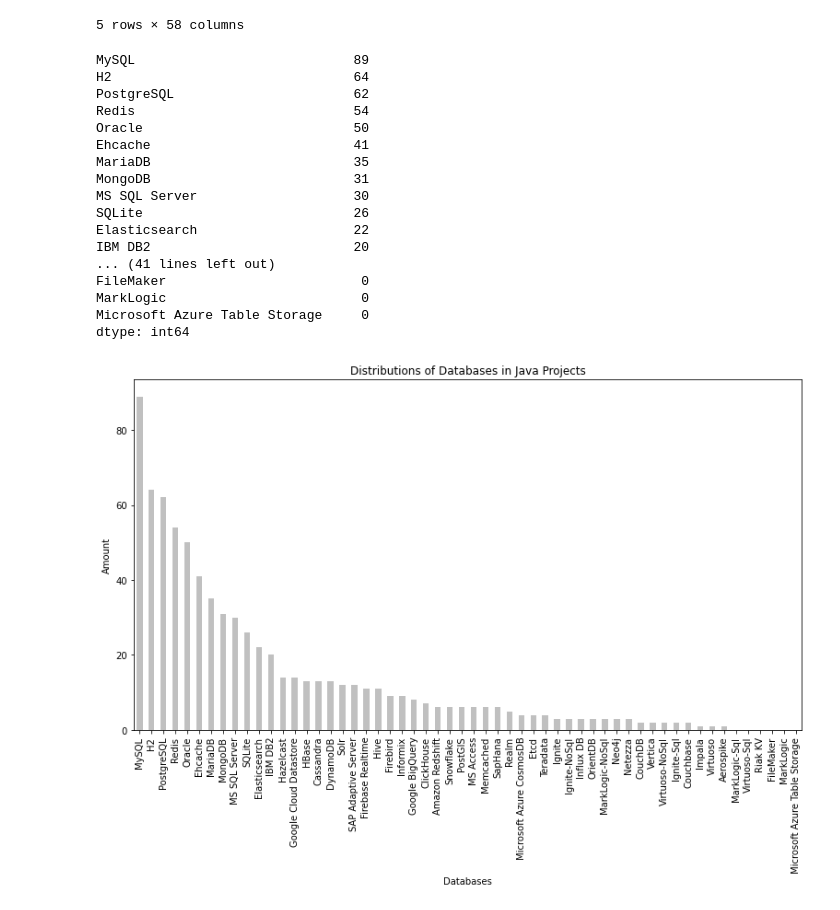
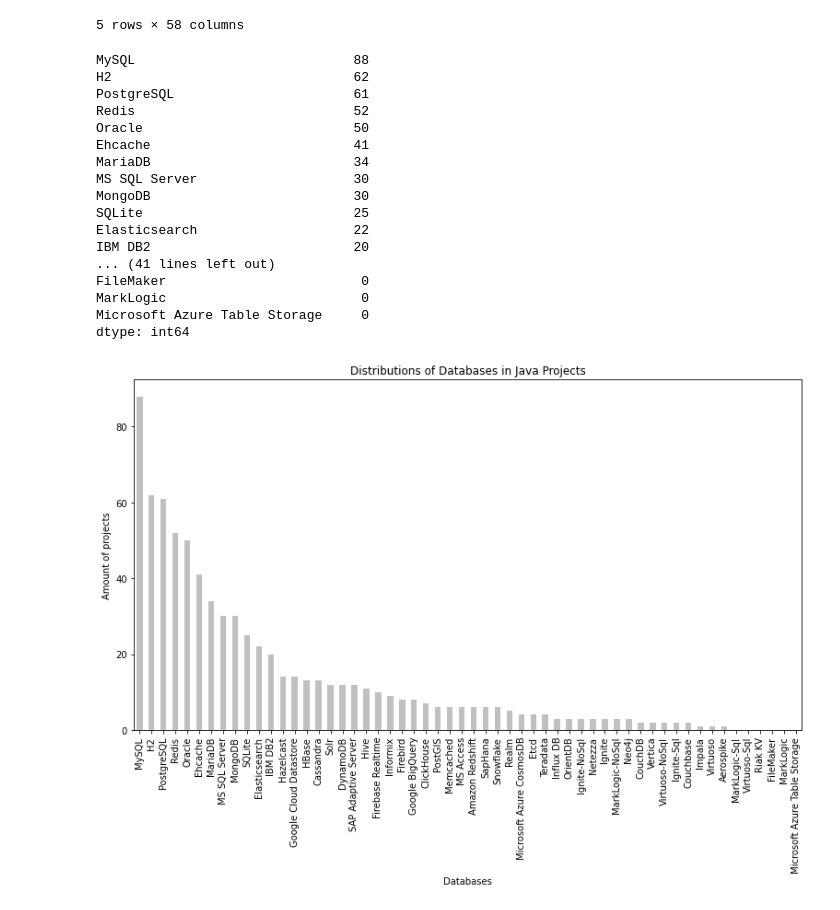
Before and after one commit to gems-uff/db-mining, a Jupyter notebook: src/characterization.ipynb, the cells around one changed output. Saved outputs shown, nothing was run; the diff lists cells and outputs as text; code cells hidden in the pictures.

```diff
--- a/src/characterization.ipynb
+++ b/src/characterization.ipynb
@@ -8,8 +8,10 @@ from util import RESOURCE_DIR
 type_characterization = ['database.xlsx', 'implementation.xlsx']
 CHARACTERIZATION_FILE_PATH = RESOURCE_DIR + os.sep + type_characterization[0]
 df = pd.read_excel(CHARACTERIZATION_FILE_PATH, engine = 'openpyxl')
-len(df)
-df.head()
+data_with_index = df.set_index("Projects")
+data_with_index = data_with_index.drop(["ethereumj", "openhab1-addons", "openhab2-addons", "Silence", "docker-client", "riot-android", "zalenium"])
+data_with_index.reset_index(inplace=True)
+data_with_index.head()
 # %% [output]
 |  | Projects | Domains | Virtuoso-NoSql | Memcached | Microsoft Azure Table Storage | Ignite-NoSql | MarkLogic | ... |
 | 0 | Activiti | automation | 0 | 0 | 0 | 0 | 0 | ... |
@@ -19,18 +21,18 @@ df.head()
 | 4 | nacos | infrastructure management | 0 | 0 | 0 | 0 | 0 | ... |
 5 rows × 58 columns
 # %%
-df.iloc[: , 2:].sum().sort_values(ascending=False)
+data_with_index.iloc[: , 2:].sum().sort_values(ascending=False)
 # %% [output]
-MySQL                            89
-H2                               64
-PostgreSQL                       62
-Redis                            54
+MySQL                            88
+H2                               62
+PostgreSQL                       61
+Redis                            52
 Oracle                           50
 Ehcache                          41
-MariaDB                          35
-MongoDB                          31
+MariaDB                          34
 MS SQL Server                    30
-SQLite                           26
+MongoDB                          30
+SQLite                           25
 Elasticsearch                    22
 IBM DB2                          20
 ... (41 lines left out)
@@ -40,12 +42,12 @@ Microsoft Azure Table Storage     0
 dtype: int64
 # %%
 plt.figure(figsize=(13,7))
-df.iloc[: , 2:].sum().sort_values(ascending=False).plot(kind='bar',
+data_with_index.iloc[: , 2:].sum().sort_values(ascending=False).plot(kind='bar',
                                                         color='silver',
                                                         title="Distributions of Databases in Java Projects")
 plt.xlabel("Databases")
-plt.ylabel("Amount")
+plt.ylabel("Amount of projects")
 plt.show()
 # %% [output]
-[figure, old version]
+[figure, new version]
 # %%
```
Also changed, not shown: parts of 7 cells of this notebook, 13 other files.
